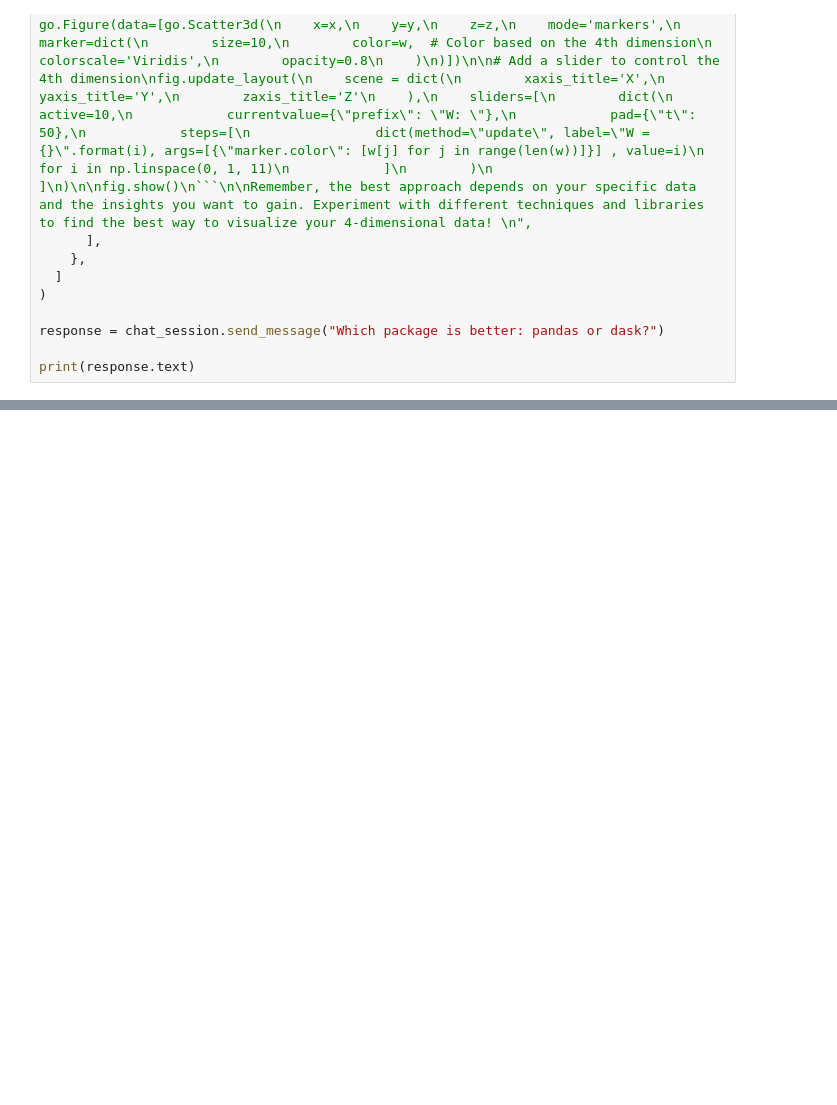
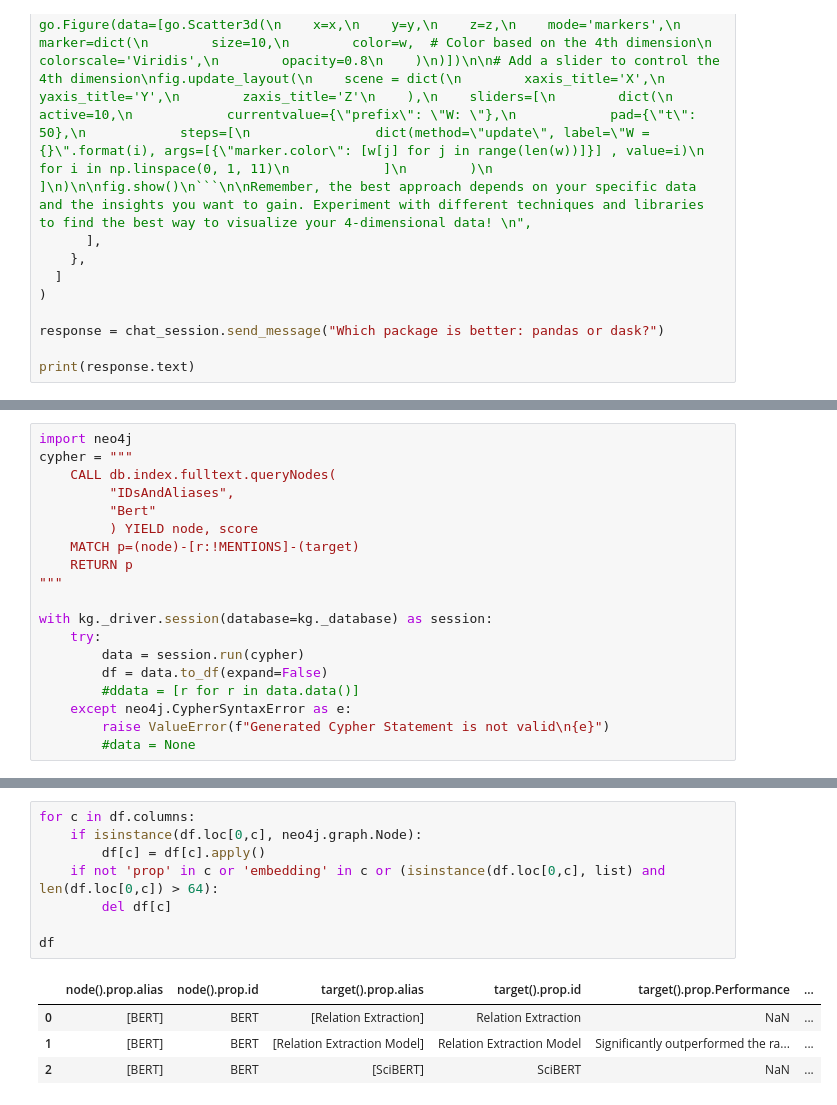
Before and after one commit to Ahmad-Wali-i170106/kgrag-poc, a Jupyter notebook: kgrag-exp.ipynb, the cells around one changed output, grey strips where cells are left out. Saved outputs shown, nothing was run; the diff lists cells and outputs as text; blank space fills up the shorter version.

```diff
--- a/kgrag-exp.ipynb
+++ b/kgrag-exp.ipynb
@@ -535,0 +670,19 @@ print(response.text)
+# %%
+import neo4j
+cypher = """
+    CALL db.index.fulltext.queryNodes(
+         "IDsAndAliases",
+         "Bert"
+         ) YIELD node, score
+    MATCH p=(node)-[r:!MENTIONS]-(target)
+    RETURN p
+"""
+
+with kg._driver.session(database=kg._database) as session:
+    try:
+        data = session.run(cypher)
+        df = data.to_df(expand=False)
+        #ddata = [r for r in data.data()]
+    except neo4j.CypherSyntaxError as e:
+        raise ValueError(f"Generated Cypher Statement is not valid\n{e}")
+        #data = None
@@ -535,0 +709,13 @@ print(response.text)
+# %%
+for c in df.columns:
+    if isinstance(df.loc[0,c], neo4j.graph.Node):
+        df[c] = df[c].apply()
+    if not 'prop' in c or 'embedding' in c or (isinstance(df.loc[0,c], list) and len(df.loc[0,c]) > 64):
+        del df[c]
+
+df
+# %% [output]
+|  | node().prop.alias | node().prop.id | target().prop.alias | target().prop.id | target().prop.Performance | ... |
+| 0 | [BERT] | BERT | [Relation Extraction] | Relation Extraction | NaN | ... |
+| 1 | [BERT] | BERT | [Relation Extraction Model] | Relation Extraction Model | Significantly outperformed the ra... | ... |
+| 2 | [BERT] | BERT | [SciBERT] | SciBERT | NaN | ... |
```
Also changed, not shown: parts of 21 cells of this notebook, 3 other files.
